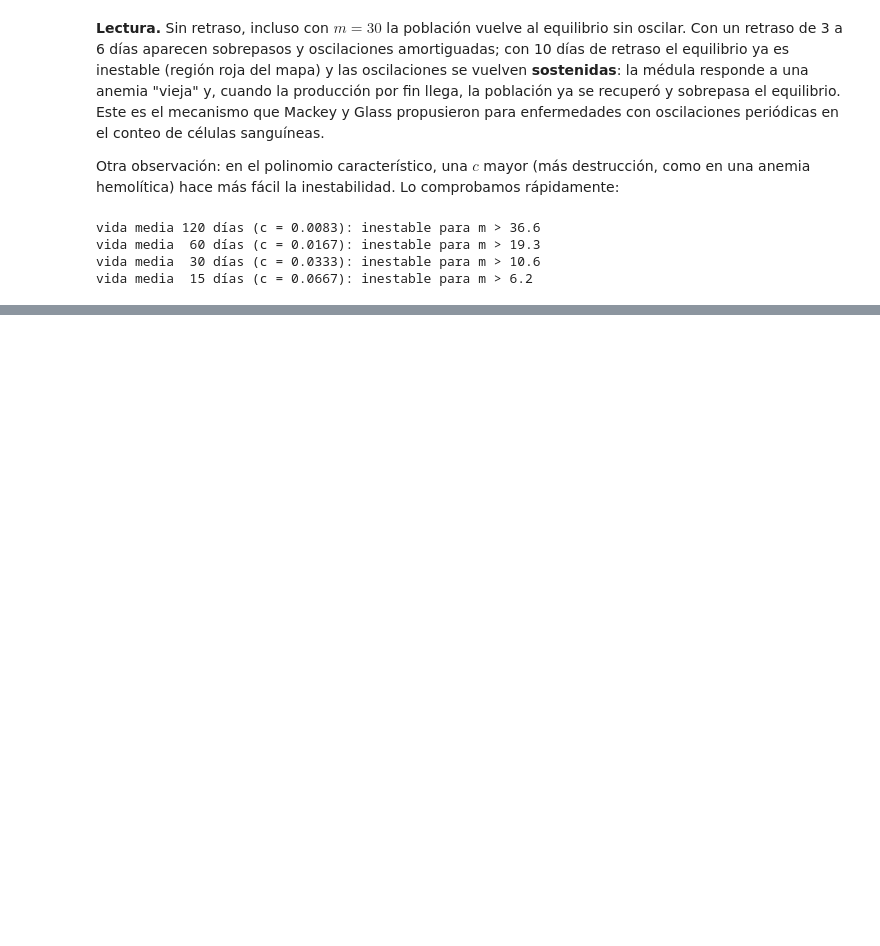
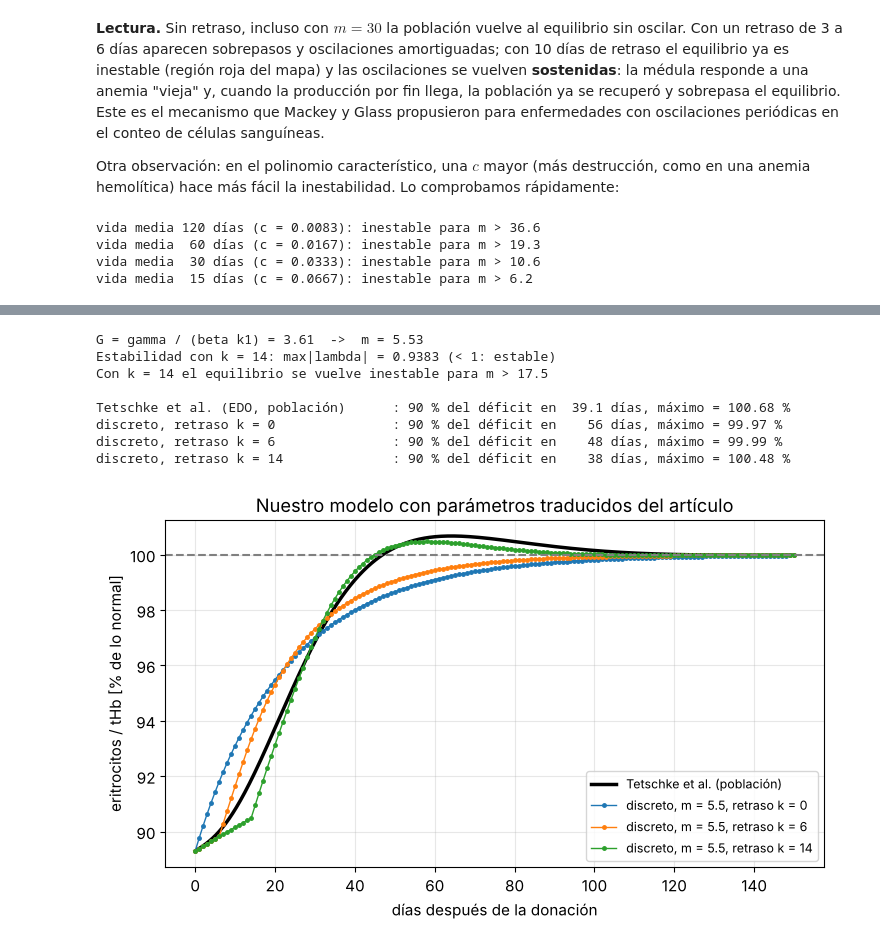
Before and after one commit to uncrayon/biologia-matematica, a Jupyter notebook: _notebooks/mp1-p2-globulos-rojos.ipynb, the cells around one changed output, grey strips where cells are left out. Saved outputs shown, nothing was run; the diff lists cells and outputs as text; code cells hidden in the pictures; blank space fills up the shorter version.

```diff
--- a/_notebooks/mp1-p2-globulos-rojos.ipynb
+++ b/_notebooks/mp1-p2-globulos-rojos.ipynb
@@ -482,0 +514,44 @@ max|λ| con retraso de 6 días = 0.9349
+# %%
+c = ALFA
+b = 6 * c
+G = 0.46 / (1.02 * K1)
+m_tet = (1 + G) / (1 - c / b)
+print(f"G = gamma / (beta k1) = {G:.2f}  ->  m = {m_tet:.2f}")
+print(f"Estabilidad con k = 14: max|lambda| = {radio_espectral(c, beta_hill(m_tet), 14):.4f} (< 1: estable)")
+m_critico = next(m for m in np.arange(1, 100, 0.1) if radio_espectral(c, beta_hill(m), 14) > 1)
+print(f"Con k = 14 el equilibrio se vuelve inestable para m > {m_critico:.1f}")
+
+
+def recuperacion_discreta(m, retraso, T=150):
+    """Modelo discreto con Hill (exponente m) y retraso; pérdida de PERDIDA en el día 0."""
+    p = lambda x: p2(x, b, theta_para_equilibrio_1(m), m)
+    historia = np.ones(retraso + 1)
+    historia[-1] = 1 - PERDIDA
+    return iterar_con_retraso(c, p, retraso, historia, T)[retraso:]
+
+
+t_ode, y_ode = recuperacion(1.02, 0.46)
+fig, ax = plt.subplots(figsize=(8.5, 4.5))
+ax.plot(t_ode, 100 * y_ode, "k", lw=2.5, label="Tetschke et al. (población)")
+print(f"\n{'Tetschke et al. (EDO, población)':38s}: 90 % del déficit en {dias_90(t_ode, y_ode):5.1f} días, máximo = {100 * y_ode.max():.2f} %")
+for retraso in [0, 6, 14]:
+    y = recuperacion_discreta(m_tet, retraso)
+    dias = np.arange(len(y))
+    ax.plot(dias, 100 * y, "o-", ms=2.5, lw=1, label=f"discreto, m = {m_tet:.1f}, retraso k = {retraso}")
+    print(f"{'discreto, retraso k = ' + str(retraso):38s}: 90 % del déficit en {np.argmax(y >= 1 - 0.1 * PERDIDA):5d} días, máximo = {100 * y.max():.2f} %")
+ax.axhline(100, color="gray", ls="--")
+ax.set_xlabel("días después de la donación")
+ax.set_ylabel("eritrocitos / tHb [% de lo normal]")
+ax.set_title("Nuestro modelo con parámetros traducidos del artículo")
+ax.legend(fontsize=9)
+plt.show()
+# %% [output]
+G = gamma / (beta k1) = 3.61  ->  m = 5.53
+Estabilidad con k = 14: max|lambda| = 0.9383 (< 1: estable)
+Con k = 14 el equilibrio se vuelve inestable para m > 17.5
+
+Tetschke et al. (EDO, población)      : 90 % del déficit en  39.1 días, máximo = 100.68 %
+discreto, retraso k = 0               : 90 % del déficit en    56 días, máximo = 99.97 %
+discreto, retraso k = 6               : 90 % del déficit en    48 días, máximo = 99.99 %
+discreto, retraso k = 14              : 90 % del déficit en    38 días, máximo = 100.48 %
+[figure, added]
```
Also changed, not shown: parts of 11 cells of this notebook, 5 other files.
